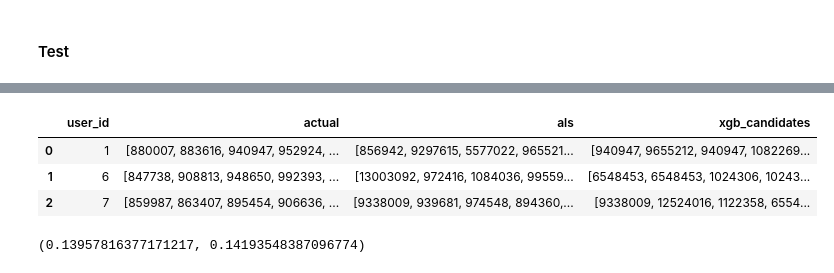
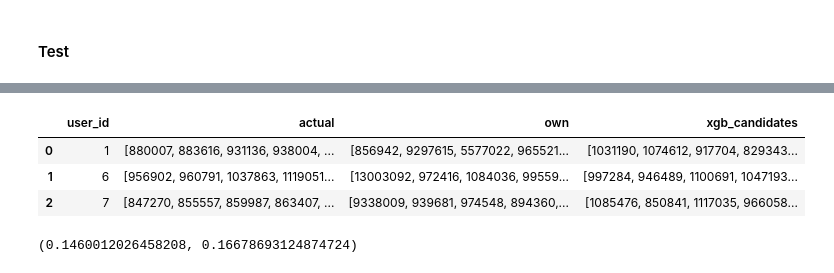
Before and after one commit to mechanic3000/GB_Recommender_systems, a Jupyter notebook: Project.ipynb, the cells around one changed output, grey strips where cells are left out. Drawn from its saved outputs; the diff is of its cells as text; code cells hidden in the pictures.

```diff
--- a/Project.ipynb
+++ b/Project.ipynb
@@ -378,6 +363,6 @@ train_users_lvl2
 # %% [output]
 array([2070, 2021, 1753, ...,  436, 1697, 1745])
 # %%
-def get_xgb_rec(uid, df):
-    return df.loc[df['user_id']==uid][['item_id', 'own_proba']].\
+def get_xgb_rec(uid, df=data_val_lvl_2):
+    return df[df['user_id']==uid].\
                 sort_values('own_proba', ascending=False).head(5).item_id.to_list()
@@ -433,7 +423,7 @@ print(f'1-lvl model Precision is {prec_1lvl_model}\n2-lvl model Precision is {pr
 #### Test
 # %%
 data_test = pd.read_csv('data/retail_test1.csv')
-data_test = prefilter_items(data=data_test, take_n_popular=18000, item_features=item_features)
+# data_test = prefilter_items(data=data_test, take_n_popular=7000, item_features=item_features)
 data_test.head(5)
 # %% [output]
 |  | user_id | basket_id | day | item_id | quantity | sales_value | store_id | retail_disc | trans_time | ... |
@@ -445,5 +435,5 @@ data_test.head(5)
 # %%
-data_test = data_test[data_test['user_id'].isin(result_lvl_2['user_id'].unique())]
+data_test = data_test[data_test['user_id'].isin(common_users)]
 
 data_test
 # %% [output]
@@ -472,6 +462,6 @@ result_test.head(2)
 %%time
 
 k = 50
-result_test['als'] = result_test['user_id'].apply(lambda x:
+result_test['own'] = result_test['user_id'].apply(lambda x:
                                     recommender.get_own_recommendations(x, k))
 # %% [output]
@@ -480,27 +470,19 @@ Wall time: 5.68 s
 # %%
 result_test['xgb_candidates'] = result_test['user_id'].apply(lambda x:
-                                                          get_xgb_rec(x, targets_lvl_2))
+                                                          get_xgb_rec(x))
 result_test.head(3)
 # %% [output]
-|  | user_id | actual | als | xgb_candidates |
-| 0 | 1 | [880007, 883616, 940947, 952924, ... | [856942, 9297615, 5577022, 965521... | [940947, 9655212, 940947, 1082269... |
-| 1 | 6 | [847738, 908813, 948650, 992393, ... | [13003092, 972416, 1084036, 99559... | [6548453, 6548453, 1024306, 10243... |
-| 2 | 7 | [859987, 863407, 895454, 906636, ... | [9338009, 939681, 974548, 894360,... | [9338009, 12524016, 1122358, 6554... |
+|  | user_id | actual | own | xgb_candidates |
+| 0 | 1 | [880007, 883616, 931136, 938004, ... | [856942, 9297615, 5577022, 965521... | [1031190, 1074612, 917704, 829343... |
+| 1 | 6 | [956902, 960791, 1037863, 1119051... | [13003092, 972416, 1084036, 99559... | [997284, 946489, 1100691, 1047193... |
+| 2 | 7 | [847270, 855557, 859987, 863407, ... | [9338009, 939681, 974548, 894360,... | [1085476, 850841, 1117035, 966058... |
 # %%
-precision_k = result_test['user_id'].apply(lambda x:
-                                    precision_at_k(result_test.loc[result_test['user_id']==x,
-                                                                          'als'].squeeze(),
-                                                   result_test.loc[result_test['user_id']==x,
-                                                                          'actual'].squeeze(),
-                                                   k=5)).mean()
+precision_k = result_test.apply(lambda row:
+                        precision_at_k(row[f'own'], row['actual'], 5), axis=1).mean()
 
-precision_k_xgb = result_test['user_id'].apply(lambda x:
-                                    precision_at_k(result_test.loc[result_test['user_id']==x,
-                                                                          'xgb_candidates'].squeeze(),
-                                                   result_test.loc[result_test['user_id']==x,
-                                                                          'actual'].squeeze(),
-                                                   k=5)).mean()
+precision_k_xgb = result_test.apply(lambda row:
+                        precision_at_k(row['xgb_candidates'], row['actual'], 5), axis=1).mean()
 
 precision_k, precision_k_xgb
 # %% [output]
-(0.13957816377171217, 0.14193548387096774)
+(0.1460012026458208, 0.16678693124874724)
```
Also changed, not shown: parts of 36 cells of this notebook, 4 other files.
